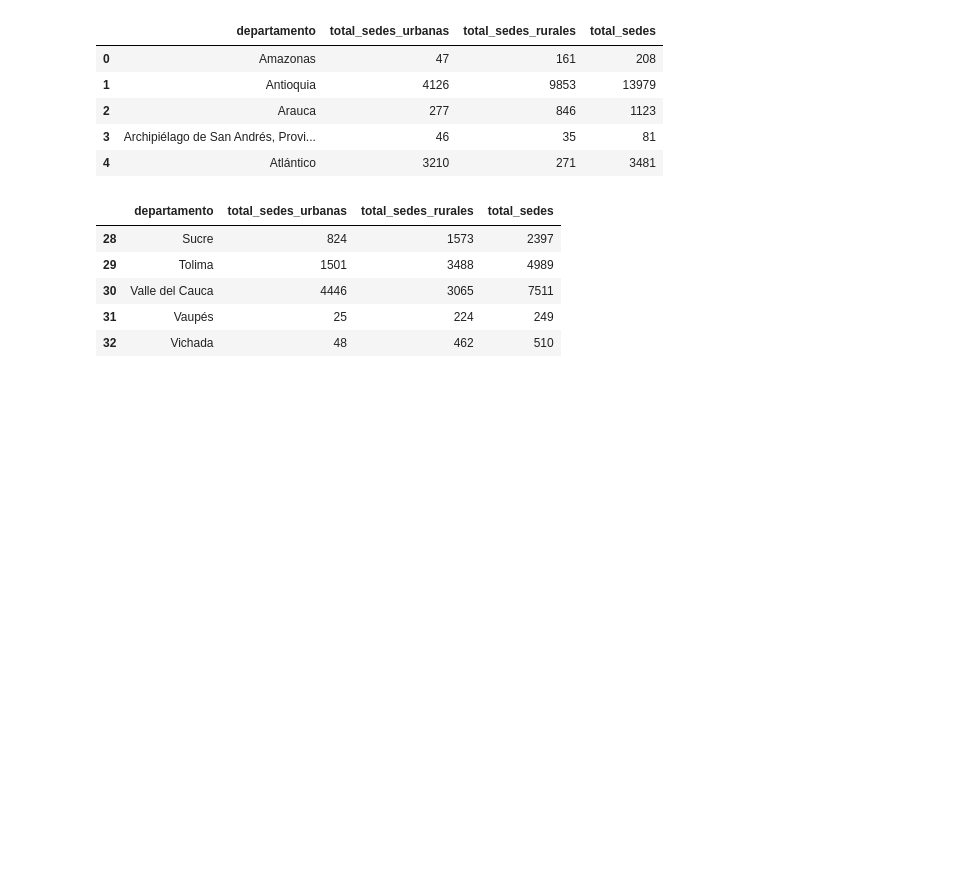
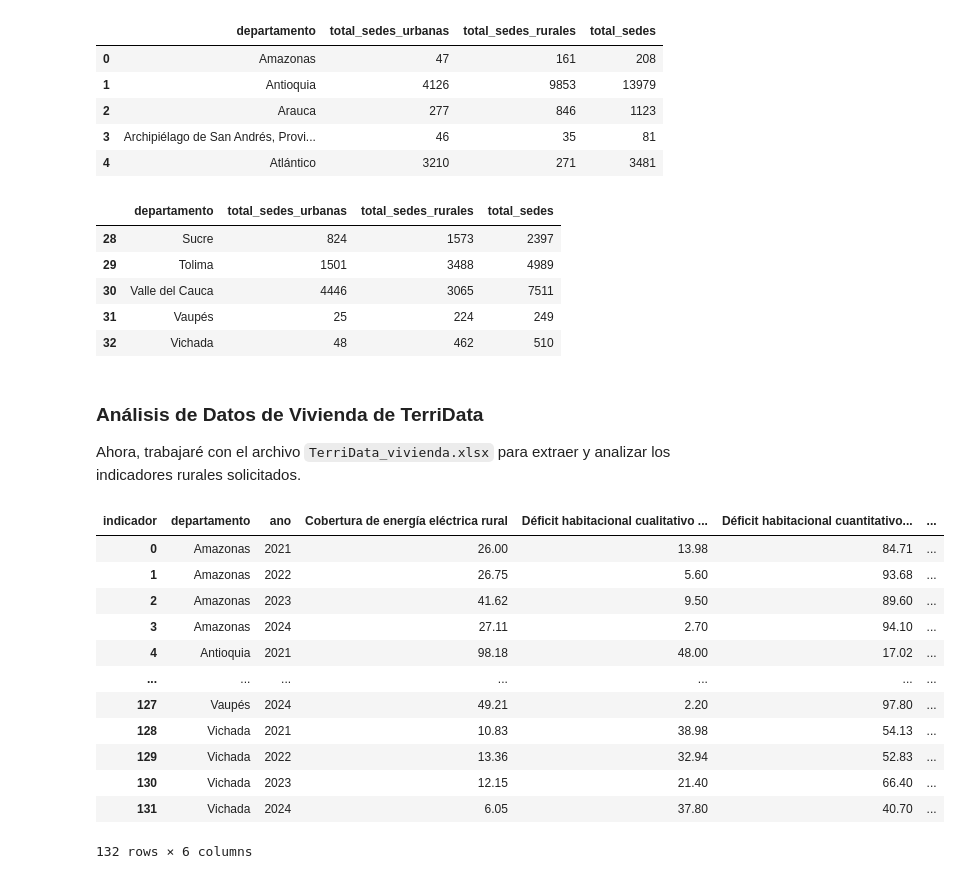
Before and after one commit to emily-escudero/Analitica-Educacion-rural, a Jupyter notebook: Entrega2EducacionRural.ipynb, the cells around one changed output. Saved outputs shown, nothing was run; the diff lists cells and outputs as text; code cells hidden in the pictures; blank space fills up the shorter version.

```diff
--- a/Entrega2EducacionRural.ipynb
+++ b/Entrega2EducacionRural.ipynb
@@ -328,3 +328,54 @@ Total de Instituciones Urbanas y Rurales por Departamento:
 | 30 | Valle del Cauca | 4446 | 3065 | 7511 |
 | 31 | Vaupés | 25 | 224 | 249 |
 | 32 | Vichada | 48 | 462 | 510 |
+# %% [markdown]
+### Análisis de Datos de Vivienda de TerriData
+
+Ahora, trabajaré con el archivo `TerriData_vivienda.xlsx` para extraer y analizar los indicadores rurales solicitados.
+# %%
+import io, requests, openpyxl, pandas as pd
+
+url = "https://raw.githubusercontent.com/emily-escudero/Analitica-Educacion-rural/main/TerriData_vivienda.xlsx"
+indicadores_rurales = [
+    "Cobertura de energía eléctrica rural",
+    "Cobertura de acueducto rural",
+    "Déficit habitacional cualitativo en centros poblados y rural disperso",
+    "Déficit habitacional cuantitativo centros poblados y rural disperso",
+    "Déficit habitacional en centros poblados y rural disperso",
+]
+
+contenido = requests.get(url, timeout=120).content
+ws = openpyxl.load_workbook(io.BytesIO(contenido), data_only=True, read_only=True)["Hoja01"]
+
+registros = []
+for cod_dep, dep, cod_ent, ent, dim, subcat, indicador, dato, _, anio, *_ in ws.iter_rows(min_row=2, values_only=True):
+    if cod_dep is None or dep == "Colombia" or anio not in (2021, 2022, 2023, 2024):
+        continue
+    cod_dep = str(cod_dep).zfill(2)
+    es_departamento = str(cod_ent) == cod_dep + "000" or (cod_dep == "11" and str(cod_ent) == "11001")
+    if es_departamento and indicador in indicadores_rurales:
+        valor = float(str(dato).replace(".", "").replace(",", ".")) if dato else None
+        registros.append((dep, anio, indicador, valor))
+
+df_vivienda_rural = pd.DataFrame(registros, columns=["departamento", "ano", "indicador", "valor"]).pivot(
+    index=["departamento", "ano"], columns="indicador", values="valor"
+).reset_index()
+
+# Nota: San Andrés y Providencia no tiene dato en los indicadores de déficit habitacional rural
+# (no tiene zona "centros poblados y rural disperso" catalogada). Es la única ausencia real.
+
+df_vivienda_rural
+# %% [output]
+| indicador | departamento | ano | Cobertura de energía eléctrica rural | Déficit habitacional cualitativo ... | Déficit habitacional cuantitativo... | ... |
+| 0 | Amazonas | 2021 | 26.00 | 13.98 | 84.71 | ... |
+| 1 | Amazonas | 2022 | 26.75 | 5.60 | 93.68 | ... |
+| 2 | Amazonas | 2023 | 41.62 | 9.50 | 89.60 | ... |
+| 3 | Amazonas | 2024 | 27.11 | 2.70 | 94.10 | ... |
+| 4 | Antioquia | 2021 | 98.18 | 48.00 | 17.02 | ... |
+| ... | ... | ... | ... | ... | ... | ... |
+| 127 | Vaupés | 2024 | 49.21 | 2.20 | 97.80 | ... |
+| 128 | Vichada | 2021 | 10.83 | 38.98 | 54.13 | ... |
+| 129 | Vichada | 2022 | 13.36 | 32.94 | 52.83 | ... |
+| 130 | Vichada | 2023 | 12.15 | 21.40 | 66.40 | ... |
+| 131 | Vichada | 2024 | 6.05 | 37.80 | 40.70 | ... |
+132 rows × 6 columns
```
